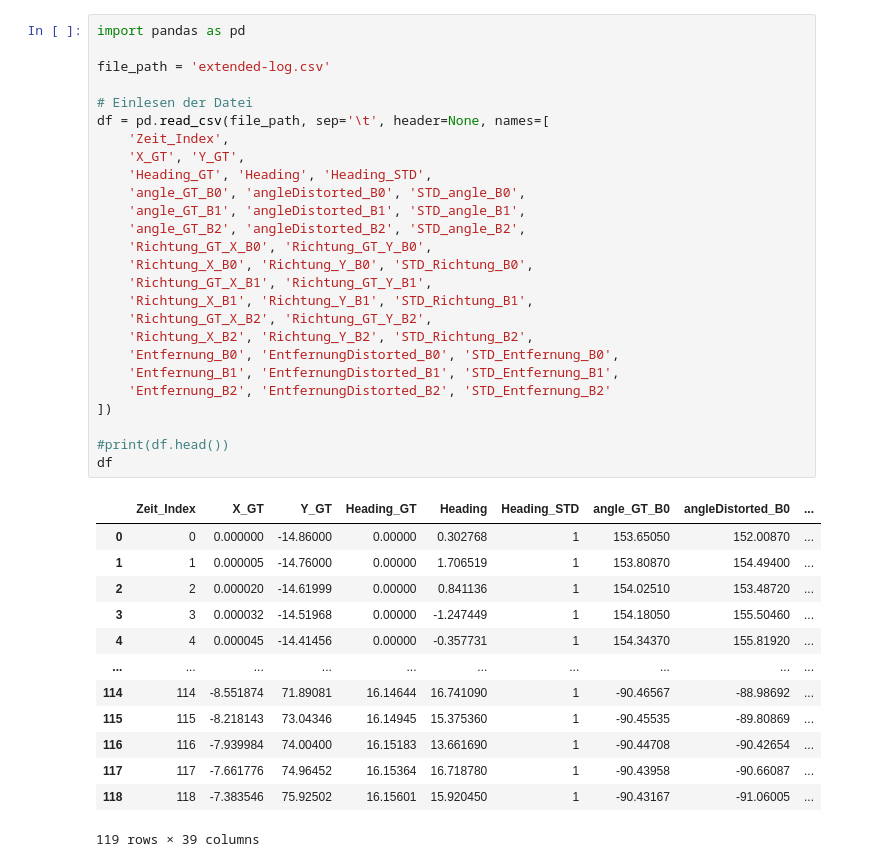
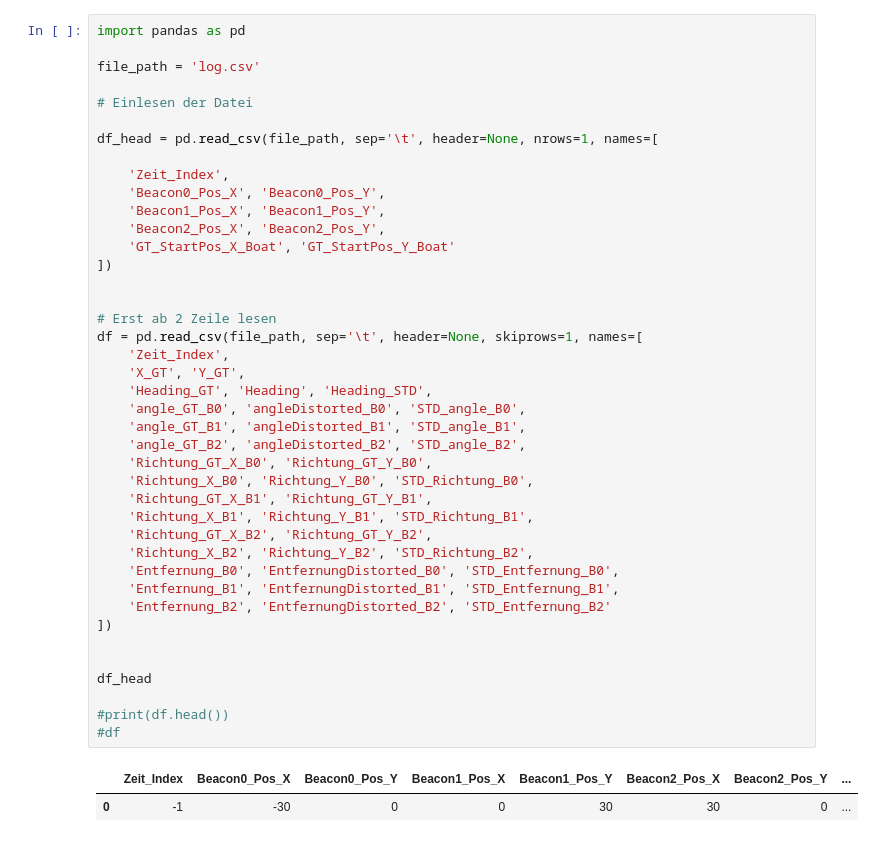
Before and after one commit to tkex/kalman-beacon, a Jupyter notebook: __PythonPrototyping__/UKF/UKF-Distanz-StatiDyn-12-02-2024.ipynb, the cells around one changed output. Saved outputs shown, nothing was run; the diff lists cells and outputs as text.

```diff
--- a/__PythonPrototyping__/UKF/UKF-Distanz-StatiDyn-12-02-2024.ipynb
+++ b/__PythonPrototyping__/UKF/UKF-Distanz-StatiDyn-12-02-2024.ipynb
@@ -1,43 +1,47 @@
 # %%
 import pandas as pd
 
-file_path = 'extended-log.csv'
+file_path = 'log.csv'
 
 # Einlesen der Datei
-df = pd.read_csv(file_path, sep='\t', header=None, names=[
+
+df_head = pd.read_csv(file_path, sep='\t', header=None, nrows=1, names=[
+
+    'Zeit_Index',
+    'Beacon0_Pos_X', 'Beacon0_Pos_Y',
+    'Beacon1_Pos_X', 'Beacon1_Pos_Y',
+    'Beacon2_Pos_X', 'Beacon2_Pos_Y',
+    'GT_StartPos_X_Boat', 'GT_StartPos_Y_Boat'
+])
+
+
+# Erst ab 2 Zeile lesen
+df = pd.read_csv(file_path, sep='\t', header=None, skiprows=1, names=[
     'Zeit_Index',
     'X_GT', 'Y_GT',
     'Heading_GT', 'Heading', 'Heading_STD',
     'angle_GT_B0', 'angleDistorted_B0', 'STD_angle_B0',
     'angle_GT_B1', 'angleDistorted_B1', 'STD_angle_B1',
     'angle_GT_B2', 'angleDistorted_B2', 'STD_angle_B2',
     'Richtung_GT_X_B0', 'Richtung_GT_Y_B0',
     'Richtung_X_B0', 'Richtung_Y_B0', 'STD_Richtung_B0',
     'Richtung_GT_X_B1', 'Richtung_GT_Y_B1',
     'Richtung_X_B1', 'Richtung_Y_B1', 'STD_Richtung_B1',
     'Richtung_GT_X_B2', 'Richtung_GT_Y_B2',
     'Richtung_X_B2', 'Richtung_Y_B2', 'STD_Richtung_B2',
     'Entfernung_B0', 'EntfernungDistorted_B0', 'STD_Entfernung_B0',
     'Entfernung_B1', 'EntfernungDistorted_B1', 'STD_Entfernung_B1',
     'Entfernung_B2', 'EntfernungDistorted_B2', 'STD_Entfernung_B2'
 ])
 
+
+df_head
+
 #print(df.head())
-df
+#df
 # %% [output]
-|  | Zeit_Index | X_GT | Y_GT | Heading_GT | Heading | Heading_STD | angle_GT_B0 | angleDistorted_B0 | ... |
-| 0 | 0 | 0.000000 | -14.86000 | 0.00000 | 0.302768 | 1 | 153.65050 | 152.00870 | ... |
-| 1 | 1 | 0.000005 | -14.76000 | 0.00000 | 1.706519 | 1 | 153.80870 | 154.49400 | ... |
-| 2 | 2 | 0.000020 | -14.61999 | 0.00000 | 0.841136 | 1 | 154.02510 | 153.48720 | ... |
-| 3 | 3 | 0.000032 | -14.51968 | 0.00000 | -1.247449 | 1 | 154.18050 | 155.50460 | ... |
-| 4 | 4 | 0.000045 | -14.41456 | 0.00000 | -0.357731 | 1 | 154.34370 | 155.81920 | ... |
-| ... | ... | ... | ... | ... | ... | ... | ... | ... | ... |
-| 114 | 114 | -8.551874 | 71.89081 | 16.14644 | 16.741090 | 1 | -90.46567 | -88.98692 | ... |
-| 115 | 115 | -8.218143 | 73.04346 | 16.14945 | 15.375360 | 1 | -90.45535 | -89.80869 | ... |
-| 116 | 116 | -7.939984 | 74.00400 | 16.15183 | 13.661690 | 1 | -90.44708 | -90.42654 | ... |
-| 117 | 117 | -7.661776 | 74.96452 | 16.15364 | 16.718780 | 1 | -90.43958 | -90.66087 | ... |
-| 118 | 118 | -7.383546 | 75.92502 | 16.15601 | 15.920450 | 1 | -90.43167 | -91.06005 | ... |
+|  | Zeit_Index | Beacon0_Pos_X | Beacon0_Pos_Y | Beacon1_Pos_X | Beacon1_Pos_Y | Beacon2_Pos_X | Beacon2_Pos_Y | ... |
+| 0 | -1 | -30 | 0 | 0 | 30 | 30 | 0 | ... |
-119 rows × 39 columns
 # %%
 
 """
```
Also changed, not shown: parts of 4 cells of this notebook, 6 other files.
